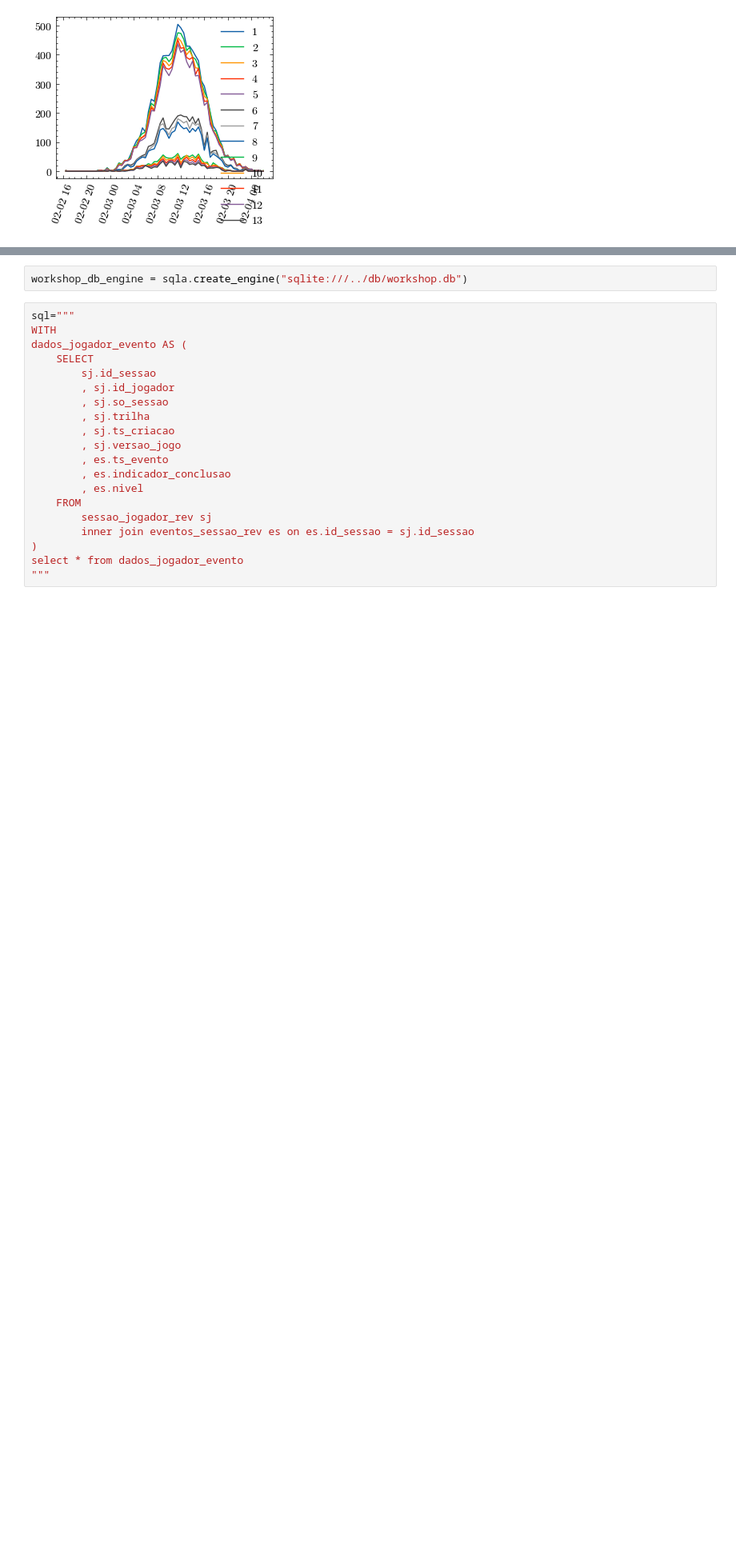
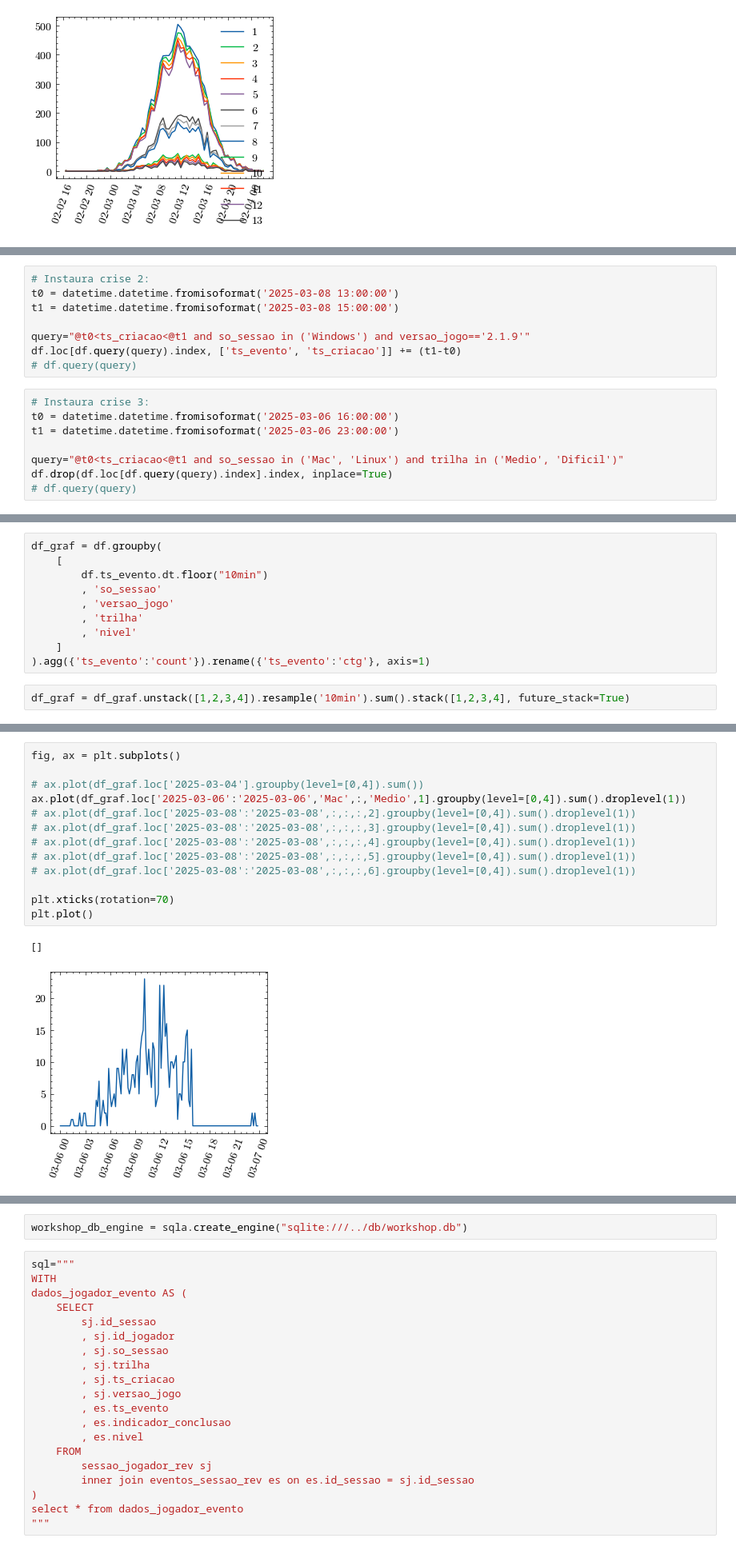
Before and after one commit to vinmir/workshop-gecap2, a Jupyter notebook: nb/poc_dados.ipynb, the cells around one changed output, grey strips where cells are left out. Shown at 80% size. Cells and saved outputs as stored; diff of their text form; blank space fills up the shorter version.

Commit message:
Crises implantadas - CSV e SQLite

```diff
--- a/nb/poc_dados.ipynb
+++ b/nb/poc_dados.ipynb
@@ -247,0 +250,16 @@ IndexError: Too many levels: Index has only 2 levels, not 3
+# %%
+# Instaura crise 2:
+t0 = datetime.datetime.fromisoformat('2025-03-08 13:00:00')
+t1 = datetime.datetime.fromisoformat('2025-03-08 15:00:00')
+
+query="@t0<ts_criacao<@t1 and so_sessao in ('Windows') and versao_jogo=='2.1.9'"
+df.loc[df.query(query).index, ['ts_evento', 'ts_criacao']] += (t1-t0)
+# df.query(query)
+# %%
+# Instaura crise 3:
+t0 = datetime.datetime.fromisoformat('2025-03-06 16:00:00')
+t1 = datetime.datetime.fromisoformat('2025-03-06 23:00:00')
+
+query="@t0<ts_criacao<@t1 and so_sessao in ('Mac', 'Linux') and trilha in ('Medio', 'Dificil')"
+df.drop(df.loc[df.query(query).index].index, inplace=True)
+# df.query(query)
@@ -247,0 +281,12 @@ IndexError: Too many levels: Index has only 2 levels, not 3
+# %%
+df_graf = df.groupby(
+    [
+        df.ts_evento.dt.floor("10min")
+        , 'so_sessao'
+        , 'versao_jogo'
+        , 'trilha'
+        , 'nivel'
+    ]
+).agg({'ts_evento':'count'}).rename({'ts_evento':'ctg'}, axis=1)
+# %%
+df_graf = df_graf.unstack([1,2,3,4]).resample('10min').sum().stack([1,2,3,4], future_stack=True)
@@ -247,0 +310,16 @@ IndexError: Too many levels: Index has only 2 levels, not 3
+# %%
+fig, ax = plt.subplots()
+
+# ax.plot(df_graf.loc['2025-03-04'].groupby(level=[0,4]).sum())
+ax.plot(df_graf.loc['2025-03-06':'2025-03-06','Mac',:,'Medio',1].groupby(level=[0,4]).sum().droplevel(1))
+# ax.plot(df_graf.loc['2025-03-08':'2025-03-08',:,:,:,2].groupby(level=[0,4]).sum().droplevel(1))
+# ax.plot(df_graf.loc['2025-03-08':'2025-03-08',:,:,:,3].groupby(level=[0,4]).sum().droplevel(1))
+# ax.plot(df_graf.loc['2025-03-08':'2025-03-08',:,:,:,4].groupby(level=[0,4]).sum().droplevel(1))
+# ax.plot(df_graf.loc['2025-03-08':'2025-03-08',:,:,:,5].groupby(level=[0,4]).sum().droplevel(1))
+# ax.plot(df_graf.loc['2025-03-08':'2025-03-08',:,:,:,6].groupby(level=[0,4]).sum().droplevel(1))
+
+plt.xticks(rotation=70)
+plt.plot()
+# %% [output]
+[]
+[figure, added]
```
Also changed, not shown: parts of 12 cells of this notebook, 4 other files.
